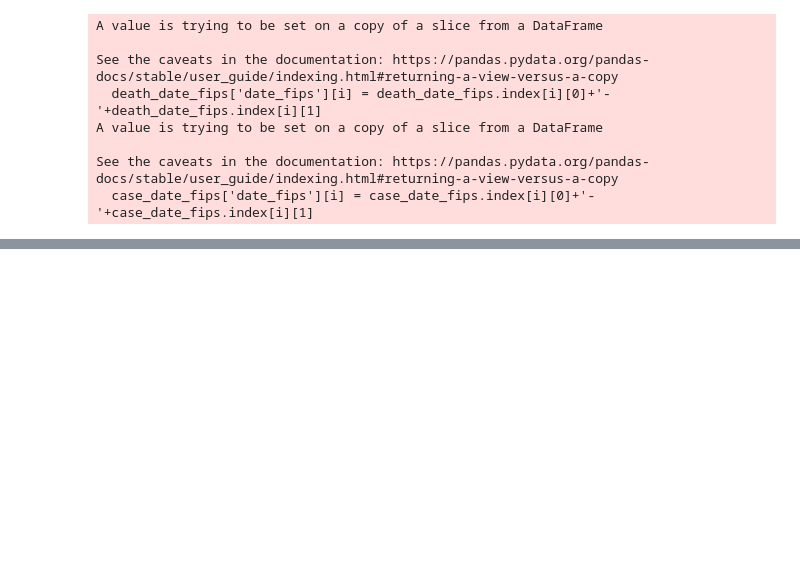
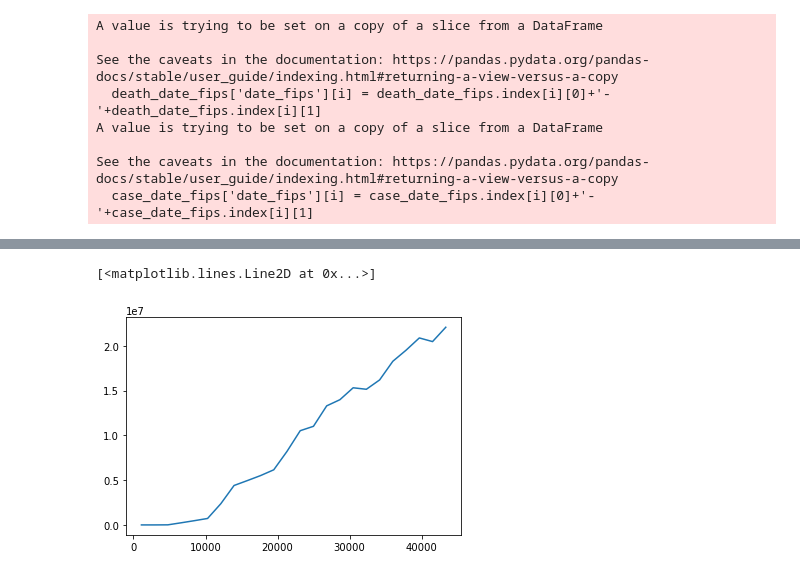
Before and after one commit to fav3ba/Sick-House-Bro, a Jupyter notebook: code/ProjectCode.ipynb, the cells around one changed output, grey strips where cells are left out. Saved outputs shown, nothing was run; the diff lists cells and outputs as text; code cells hidden in the pictures; blank space fills up the shorter version.

```diff
--- a/code/ProjectCode.ipynb
+++ b/code/ProjectCode.ipynb
@@ -300,0 +357,5 @@ MultiIndex([('Apr-2020',      ''),
+# %%
+plt.plot(miami['confirmed_cases'])
+# %% [output]
+[<matplotlib.lines.Line2D at 0x...>]
+[figure, added]
```
Also changed, not shown: parts of 21 cells of this notebook.
